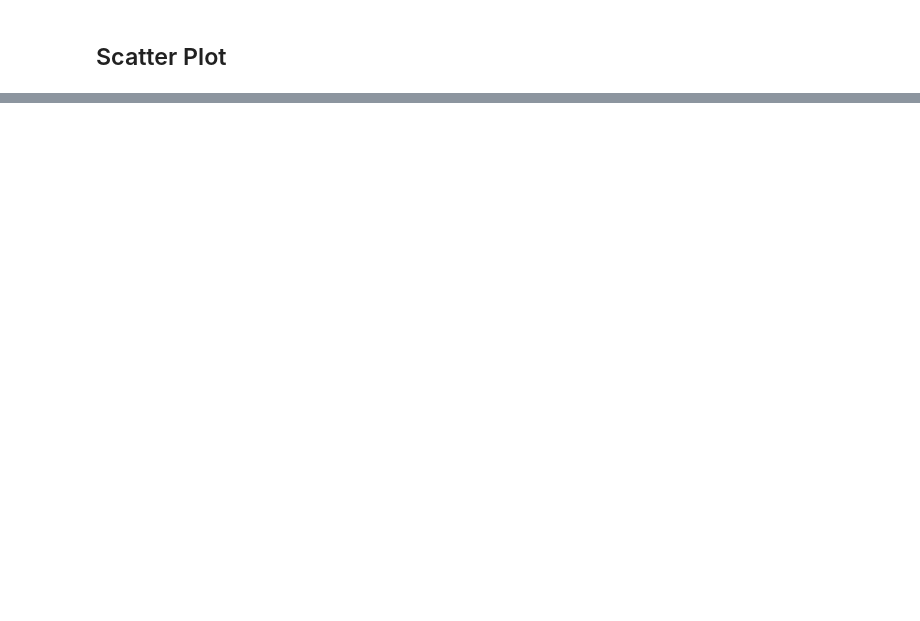
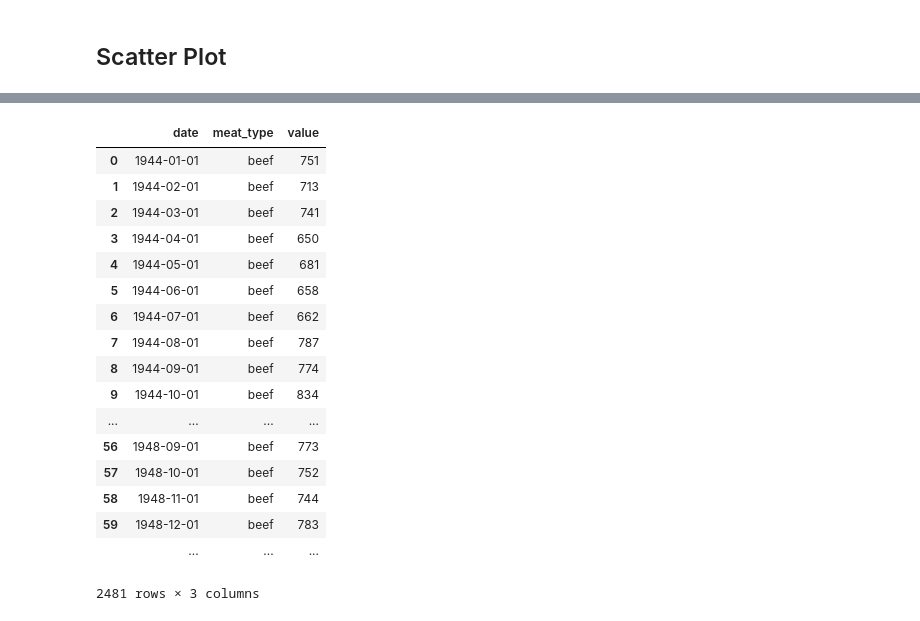
Before and after one commit to aschneiderman/my-little-pandas-cookbook, a Jupyter notebook: cookbook/Pandas_ggplot.ipynb, the cells around one changed output, grey strips where cells are left out. Drawn from its saved outputs; the diff is of its cells as text; code cells hidden in the pictures; blank space fills up the shorter version.

```diff
--- a/cookbook/Pandas_ggplot.ipynb
+++ b/cookbook/Pandas_ggplot.ipynb
@@ -146,0 +76,22 @@ from ggplot import *
+# %%
+meat_long = pd.melt(meat[['date', 'beef', 'pork', 'broilers']], id_vars='date', var_name= 'meat_type')
+meat_long
+# %% [output]
+|  | date | meat_type | value |
+| 0 | 1944-01-01 | beef | 751 |
+| 1 | 1944-02-01 | beef | 713 |
+| 2 | 1944-03-01 | beef | 741 |
+| 3 | 1944-04-01 | beef | 650 |
+| 4 | 1944-05-01 | beef | 681 |
+| 5 | 1944-06-01 | beef | 658 |
+| 6 | 1944-07-01 | beef | 662 |
+| 7 | 1944-08-01 | beef | 787 |
+| 8 | 1944-09-01 | beef | 774 |
+| 9 | 1944-10-01 | beef | 834 |
+| ... | ... | ... | ... |
+| 56 | 1948-09-01 | beef | 773 |
+| 57 | 1948-10-01 | beef | 752 |
+| 58 | 1948-11-01 | beef | 744 |
+| 59 | 1948-12-01 | beef | 783 |
+|  | ... | ... | ... |
+2481 rows × 3 columns
```
Also changed, not shown: parts of 16 cells of this notebook, 1 other file.
